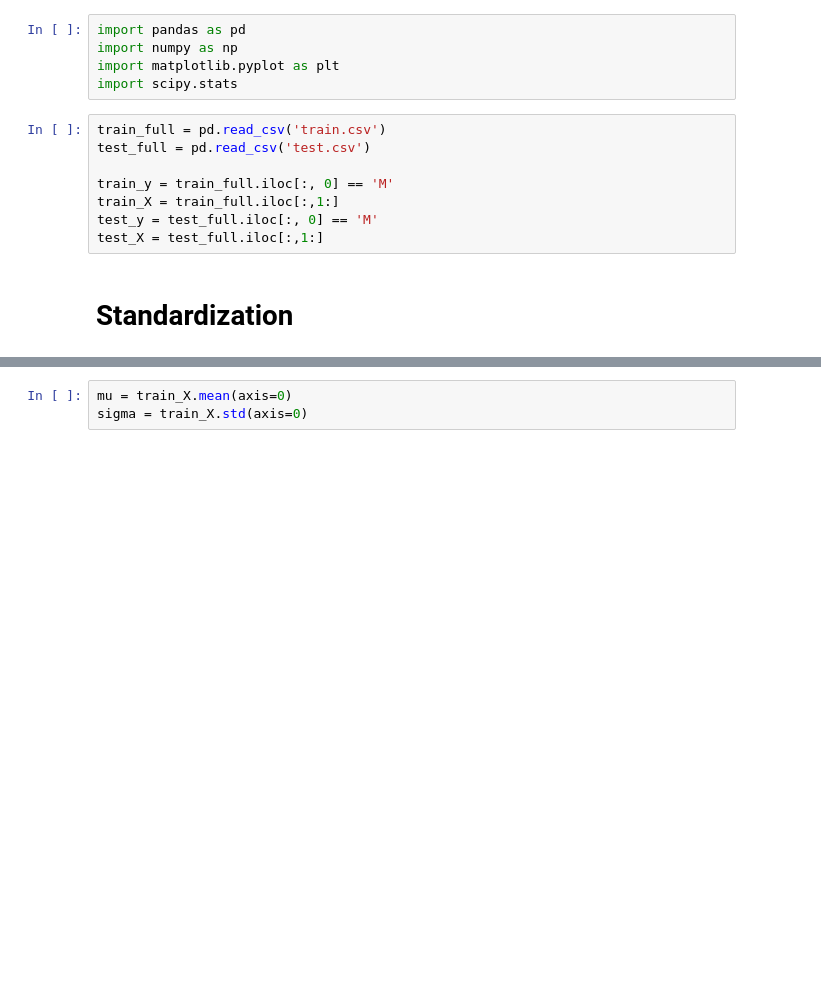
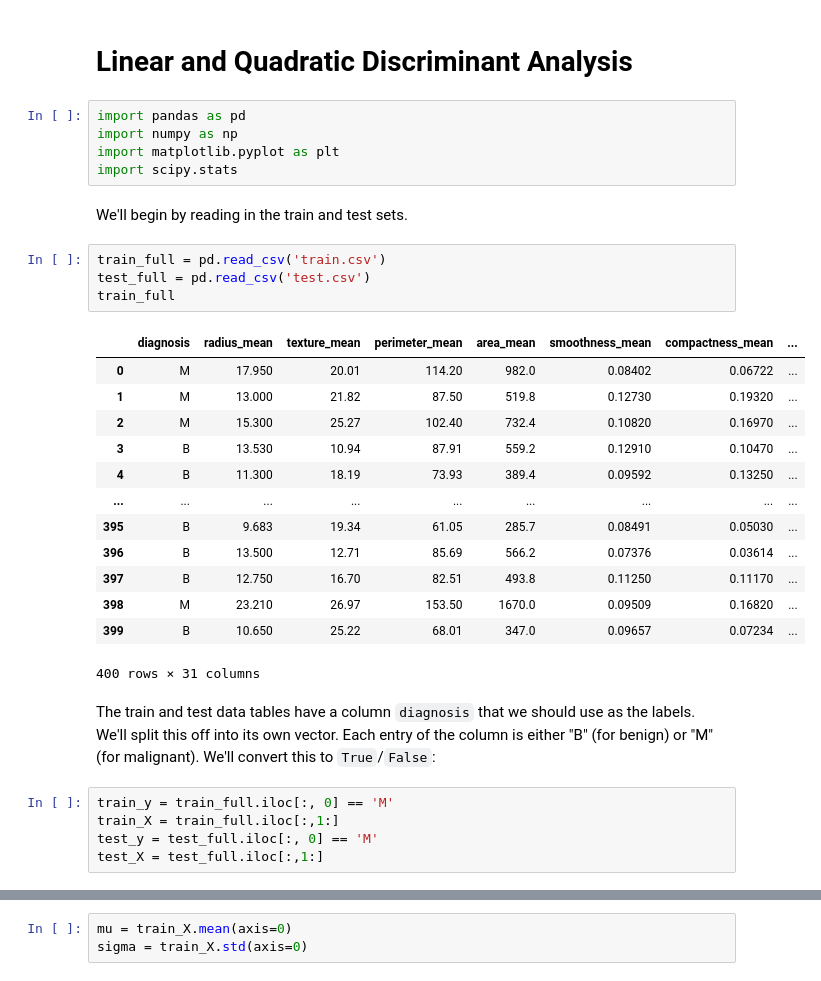
Before and after one commit to ucsd-ets/cse151a-2020-sp-public, a Jupyter notebook: solutions/Homework 02/LDA.ipynb, the cells around one changed output, grey strips where cells are left out. Cells and saved outputs as stored; diff of their text form; blank space fills up the shorter version.

```diff
--- a/solutions/Homework 02/LDA.ipynb
+++ b/solutions/Homework 02/LDA.ipynb
@@ -1,15 +1,34 @@
+# %% [markdown]
+# Linear and Quadratic Discriminant Analysis
 # %%
 import pandas as pd
 import numpy as np
 import matplotlib.pyplot as plt
 import scipy.stats
+# %% [markdown]
+We'll begin by reading in the train and test sets.
+# %%
+train_full = pd.read_csv('train.csv')
+test_full = pd.read_csv('test.csv')
+train_full
+# %% [output]
+|  | diagnosis | radius_mean | texture_mean | perimeter_mean | area_mean | smoothness_mean | compactness_mean | ... |
+| 0 | M | 17.950 | 20.01 | 114.20 | 982.0 | 0.08402 | 0.06722 | ... |
+| 1 | M | 13.000 | 21.82 | 87.50 | 519.8 | 0.12730 | 0.19320 | ... |
+| 2 | M | 15.300 | 25.27 | 102.40 | 732.4 | 0.10820 | 0.16970 | ... |
+| 3 | B | 13.530 | 10.94 | 87.91 | 559.2 | 0.12910 | 0.10470 | ... |
+| 4 | B | 11.300 | 18.19 | 73.93 | 389.4 | 0.09592 | 0.13250 | ... |
+| ... | ... | ... | ... | ... | ... | ... | ... | ... |
+| 395 | B | 9.683 | 19.34 | 61.05 | 285.7 | 0.08491 | 0.05030 | ... |
+| 396 | B | 13.500 | 12.71 | 85.69 | 566.2 | 0.07376 | 0.03614 | ... |
+| 397 | B | 12.750 | 16.70 | 82.51 | 493.8 | 0.11250 | 0.11170 | ... |
+| 398 | M | 23.210 | 26.97 | 153.50 | 1670.0 | 0.09509 | 0.16820 | ... |
+| 399 | B | 10.650 | 25.22 | 68.01 | 347.0 | 0.09657 | 0.07234 | ... |
+400 rows × 31 columns
+# %% [markdown]
+The train and test data tables have a column `diagnosis` that we should use as the labels. We'll split this off into its own vector. Each entry of the column is either "B" (for benign) or "M" (for malignant). We'll convert this to `True`/`False`:
 # %%
-train_full = pd.read_csv('train.csv')
-test_full = pd.read_csv('test.csv')
-
 train_y = train_full.iloc[:, 0] == 'M'
 train_X = train_full.iloc[:,1:]
 test_y = test_full.iloc[:, 0] == 'M'
 test_X = test_full.iloc[:,1:]
-# %% [markdown]
-# Standardization
```
Also changed, not shown: parts of 37 cells of this notebook.
